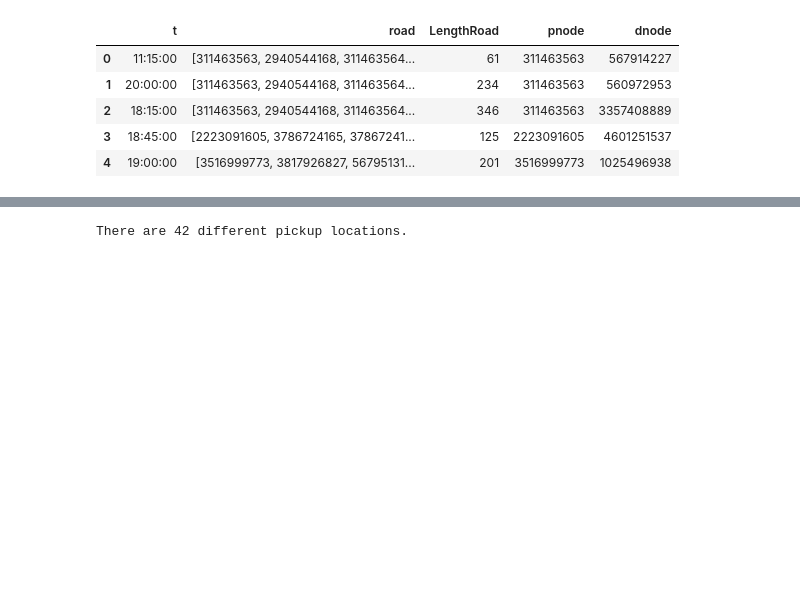
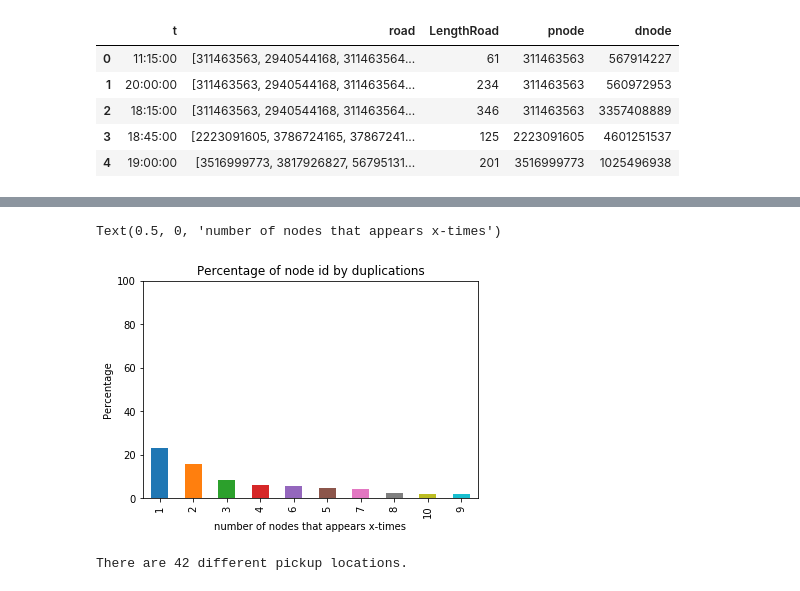
Before and after one commit to raphstrebel/Data-Visualization, a Jupyter notebook: colorful_traces.ipynb, the cells around one changed output, grey strips where cells are left out. Saved outputs shown, nothing was run; the diff lists cells and outputs as text; code cells hidden in the pictures; blank space fills up the shorter version.

Commit message:
graph duplication

```diff
--- a/colorful_traces.ipynb
+++ b/colorful_traces.ipynb
@@ -21,3 +24,19 @@ colorful.head()
 | 2 | 18:15:00 | [311463563, 2940544168, 311463564... | 346 | 311463563 | 3357408889 |
 | 3 | 18:45:00 | [2223091605, 3786724165, 37867241... | 125 | 2223091605 | 4601251537 |
 | 4 | 19:00:00 | [3516999773, 3817926827, 56795131... | 201 | 3516999773 | 1025496938 |
+# %%
+# Some stats about the
+
+from collections import Counter
+
+counter =Counter()
+
+def count_node(nodes):
+    for n in nodes:
+        counter[n] += 1
+
+for nodes in colorful.road.tolist():
+    count_node(nodes)
+# %%
+nodes = pd.DataFrame.from_dict(counter, orient="index", columns=["occurence"]).sort_values(by= "occurence", ascending=False)
+nodes.head()
@@ -23,0 +50,5 @@ colorful.head()
+# %%
+nodes["tuple-unique"] = 1
+t_unique = nodes.groupby("occurence").count().sort_values(by="tuple-unique", ascending =False)
+t_unique["percentage"] = t_unique["tuple-unique"].map(lambda x : x/t_unique["tuple-unique"].sum() *100)
+t_unique.head(10)
@@ -24,3 +68,10 @@ colorful.head()
+# %%
+fig = t_unique["percentage"].head(10).plot.bar(ylim=[0, 100], title="Percentage of node id by duplications")
+fig.yaxis.set_label_text("Percentage")
+fig.xaxis.set_label_text("number of nodes that appears x-times")
+# %% [output]
+Text(0.5, 0, 'number of nodes that appears x-times')
+[figure, added]
 # %%
 pickup_group = colorful.groupby(by=["pnode"]).count().sort_values("road", ascending =False)
 
```
Also changed, not shown: parts of 6 cells of this notebook, 1 other file.
